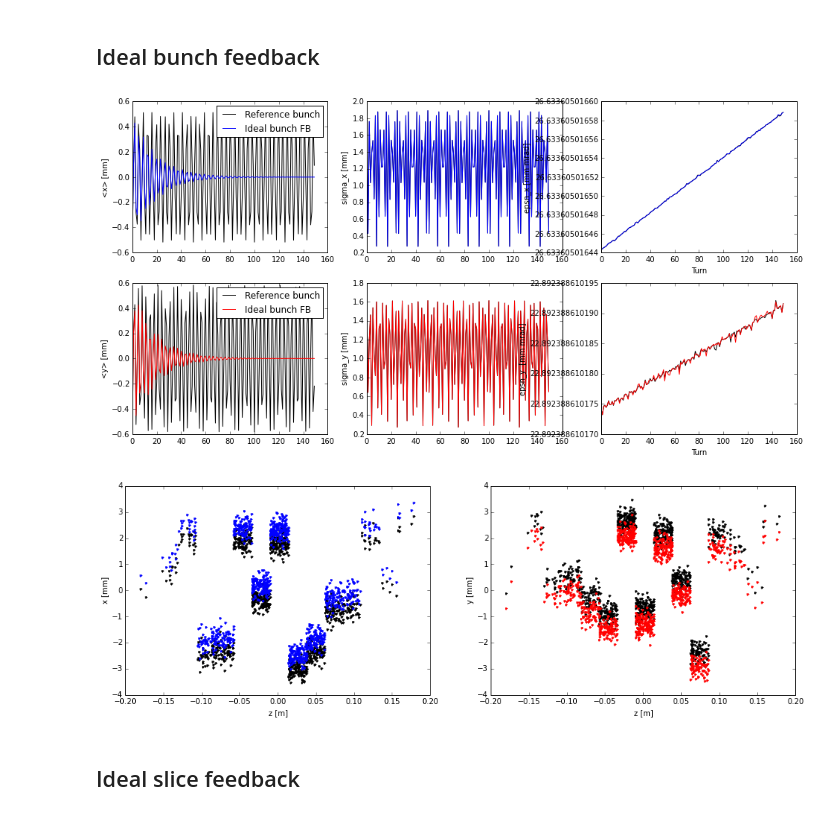
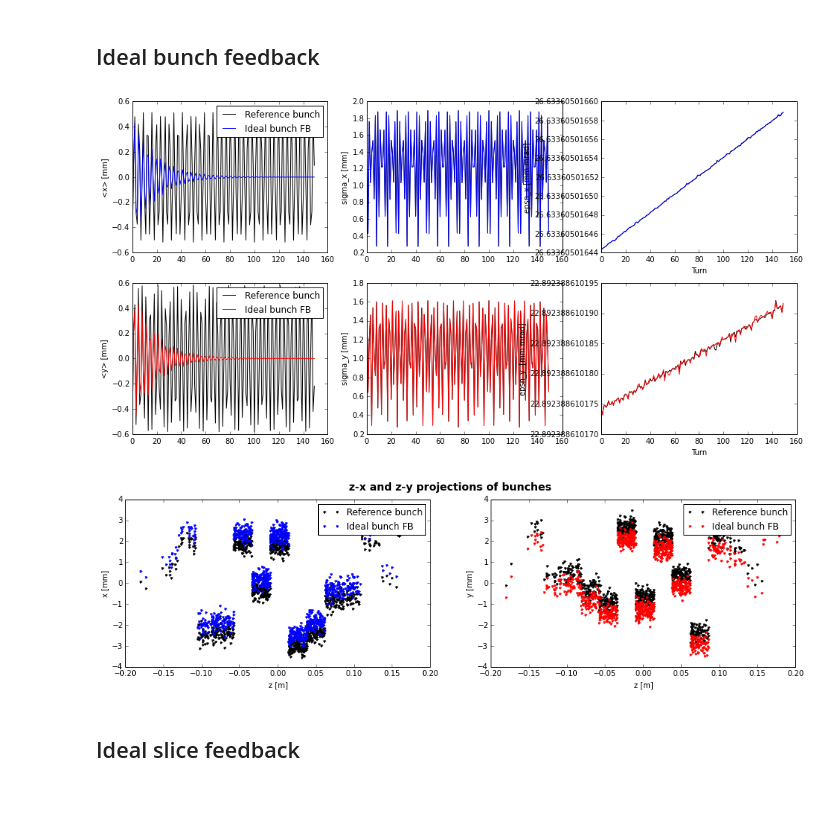
Before and after one commit to jkomppula/PyHEADTAIL_feedback, a Jupyter notebook: interactive-tests/onebox_feedback.ipynb, the cells around one changed output. Drawn from its saved outputs; the diff is of its cells as text; code cells hidden in the pictures.

Commit message:
Realist OneBox feedback under testing

```diff
--- a/interactive-tests/onebox_feedback.ipynb
+++ b/interactive-tests/onebox_feedback.ipynb
@@ -106,23 +108,23 @@ class BunchDump(object):
         self.epsn_y = np.append(self.epsn_y,[self.bunch.epsn_y()])
         self.epsn_z = np.append(self.epsn_z,[self.bunch.epsn_z()])
 # %%
-def compare_traces(dump_0,dump_1,label_1,label_2):
+def compare_traces(tracker_0,tracker_1,label_0,label_1):
     fig = plt.figure(figsize=(16, 8))
     ax_x_mean = fig.add_subplot(231)
     ax_x_sigma = fig.add_subplot(232)
     ax_x_epsn = fig.add_subplot(233)
 
-    ax_x_mean.plot(dump_0.turn, dump_0.mean_x*1000,'k-', label=label_1)
-    ax_x_mean.plot(dump_1.turn, dump_1.mean_x*1000,'b-', label=label_2)
+    ax_x_mean.plot(tracker_0.turn, tracker_0.mean_x*1000,'k-', label=label_0)
+    ax_x_mean.plot(tracker_1.turn, tracker_1.mean_x*1000,'b-', label=label_1)
     ax_x_mean.legend(loc='upper right')
     ax_x_mean.set_ylabel('<x> [mm]')
     ax_x_mean.ticklabel_format(useOffset=False)
 
-    ax_x_sigma.plot(dump_0.turn, dump_0.sigma_x*1000,'k-',dump_1.turn, dump_1.sigma_x*1000,'b-')
+    ax_x_sigma.plot(tracker_0.turn, tracker_0.sigma_x*1000,'k-',tracker_1.turn, tracker_1.sigma_x*1000,'b-')
     ax_x_sigma.set_ylabel('sigma_x [mm]')
     ax_x_sigma.ticklabel_format(useOffset=False)
 
-    ax_x_epsn.plot(dump_0.turn, dump_0.epsn_x*1e6,'k-',dump_1.turn, dump_1.epsn_x*1e6,'b-')
+    ax_x_epsn.plot(tracker_0.turn, tracker_0.epsn_x*1e6,'k-',tracker_1.turn, tracker_1.epsn_x*1e6,'b-')
     ax_x_epsn.set_ylabel('epsn_x [mm mrad]')
     ax_x_epsn.set_xlabel('Turn')
     ax_x_epsn.ticklabel_format(useOffset=False)
@@ -131,32 +133,37 @@ def compare_traces(dump_0,dump_1,label_1,label_2):
     ax_y_sigma = fig.add_subplot(235)
     ax_y_epsn = fig.add_subplot(236)
 
-    ax_y_mean.plot(dump_0.turn, dump_0.mean_y*1000,'k-', label=label_1)
-    ax_y_mean.plot(dump_1.turn, dump_1.mean_y*1000,'r-', label=label_2)
+    ax_y_mean.plot(tracker_0.turn, tracker_0.mean_y*1000,'k-', label=label_0)
+    ax_y_mean.plot(tracker_1.turn, tracker_1.mean_y*1000,'r-', label=label_1)
     ax_y_mean.legend(loc='upper right')
     ax_y_mean.set_ylabel('<y> [mm]')
     ax_y_mean.ticklabel_format(useOffset=False)
 
-    ax_y_sigma.plot(dump_0.turn, dump_0.sigma_y*1000,'k-',dump_1.turn, dump_1.sigma_y*1000,'r-')
+    ax_y_sigma.plot(tracker_0.turn, tracker_0.sigma_y*1000,'k-',tracker_1.turn, tracker_1.sigma_y*1000,'r-')
     ax_y_sigma.set_ylabel('sigma_y [mm]')
     ax_y_sigma.ticklabel_format(useOffset=False)
 
-    ax_y_epsn.plot(dump_0.turn, dump_0.epsn_y*1e6,'k-',dump_1.turn, dump_1.epsn_y*1e6,'r-')
+    ax_y_epsn.plot(tracker_0.turn, tracker_0.epsn_y*1e6,'k-',tracker_1.turn, tracker_1.epsn_y*1e6,'r-')
     ax_y_epsn.set_ylabel('epsn_y  [mm mrad]')
     ax_y_epsn.set_xlabel('Turn')
     ax_y_epsn.ticklabel_format(useOffset=False)
 
     plt.show()
 # %%
-def plot_projections( bunch_ref, bunch_feedback):
-    fig = plt.figure(figsize=(16, 5))
+def compare_projections(bunch_0, bunch_1,label_0,label_1):
+    fig = plt.figure(figsize=(16, 4))
+    fig.suptitle('z-x and z-y projections of bunches', fontsize=14, fontweight='bold')
     ax_z_x = fig.add_subplot(121)
     ax_z_y = fig.add_subplot(122)
 
-    ax_z_x.plot(bunch_ref.z,bunch_ref.x*1000,'k.',bunch_feedback.z,bunch_feedback.x*1000,'b.')
+    ax_z_x.plot(bunch_0.z, bunch_0.x*1000, 'k.', label=label_0)
+    ax_z_x.plot(bunch_1.z,bunch_1.x*1000,'b.', label=label_1)
+    ax_z_x.legend(loc='upper right')
     ax_z_x.set_xlabel('z [m]')
     ax_z_x.set_ylabel('x [mm]')
-    ax_z_y.plot(bunch_ref.z,bunch_ref.y*1000,'k.',bunch_feedback.z,bunch_feedback.y*1000,'r.')
+    ax_z_y.plot(bunch_0.z, bunch_0.y*1000, 'k.', label=label_0)
+    ax_z_y.plot(bunch_1.z, bunch_1.y*1000,'r.', label=label_1)
+    ax_z_y.legend(loc='upper right')
     ax_z_y.set_xlabel('z [m]')
     ax_z_y.set_ylabel('y [mm]')
 # %% [markdown]
@@ -220,28 +227,28 @@ for p_id, s_id in itertools.izip(p_idx,s_idx):
     bunch_ref.y[p_id] += kick_y[s_id]
 
 bunch_0 = copy.deepcopy(bunch_ref)
-dump_ref = BunchDump(bunch_0)
+tracker_ref = BunchTracker(bunch_0)
 maps_ref = [i for i in trans_map] + [long_map]
-track(n_turns, bunch_0,maps_ref,dump_ref)
+track(n_turns, bunch_0,maps_ref,tracker_ref)
 # %% [markdown]
 ## Ideal bunch feedback
 # %%
 # This is the simplest possible feedback. It takes averages values of xp and yp and correct them gain amount.
 # IdealBunchFeedback is only implemented for testing the general feedback code because of its simplicity
 
-bunch_ideal_bunch_FB = copy.deepcopy(bunch_ref)
-dump_ideal_bunch_FB = BunchDump(bunch_ideal_bunch_FB)
+bunch_IdealBunchFB = copy.deepcopy(bunch_ref)
+tracker_IdealBunchFB = BunchTracker(bunch_IdealBunchFB)
 
 feedback_map = IdealBunchFeedback(feedback_gain)
 total_map_FB = [i for i in trans_map] + [long_map] + [feedback_map]
 
-track(n_turns, bunch_ideal_bunch_FB,total_map_FB,dump_ideal_bunch_FB)
+track(n_turns, bunch_IdealBunchFB,total_map_FB,tracker_IdealBunchFB)
 
-compare_traces(dump_ref,dump_ideal_bunch_FB, 'Reference bunch', 'Ideal bunch FB')
-plot_projections( bunch_0, bunch_ideal_bunch_FB)
+compare_traces(tracker_ref,tracker_IdealBunchFB, 'Reference bunch', 'Ideal bunch FB')
+compare_projections(bunch_0, bunch_IdealBunchFB, 'Reference bunch', 'Ideal bunch FB')
 # %% [output]
 [figure]
-[figure, old version]
+[figure, new version]
 # %% [markdown]
 ## Ideal slice feedback
 # %%
```
Also changed, not shown: parts of 9 cells of this notebook, 3 other files.
